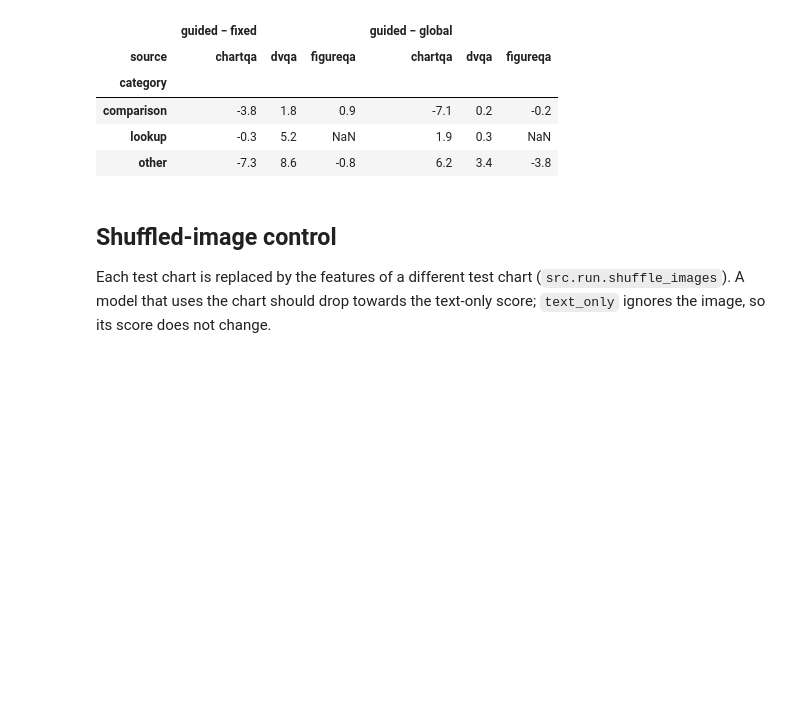
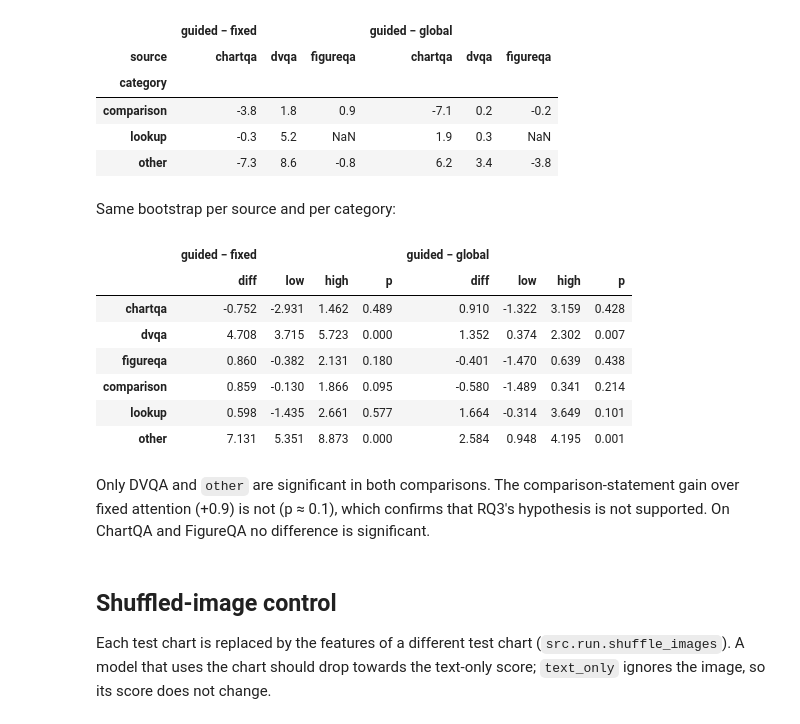
Before and after one commit to Levi-coder07/DeepLearning-Project, a Jupyter notebook: notebooks/03_results.ipynb, the cells around one changed output. Saved outputs shown, nothing was run; the diff lists cells and outputs as text; code cells hidden in the pictures; blank space fills up the shorter version.

```diff
--- a/notebooks/03_results.ipynb
+++ b/notebooks/03_results.ipynb
@@ -125,6 +147,26 @@ pd.DataFrame({
 | comparison | -3.8 | 1.8 | 0.9 | -7.1 | 0.2 | -0.2 |
 | lookup | -0.3 | 5.2 | NaN | 1.9 | 0.3 | NaN |
 | other | -7.3 | 8.6 | -0.8 | 6.2 | 3.4 | -3.8 |
+# %% [markdown]
+Same bootstrap per source and per category:
+# %%
+def by_group_bootstrap(a, b):
+    groups = [*test.groupby("source"), *test.groupby("category")]
+    return pd.DataFrame({g: paired_bootstrap(rows, a, b) for g, rows in groups}).T
+
+pd.concat({"guided − fixed": by_group_bootstrap("attention_guided", "attention_fixed"),
+           "guided − global": by_group_bootstrap("attention_guided", "global_mlp")}, axis=1).round(3)
+# %% [output]
+|  | guided − fixed |  |  |  | guided − global |  |  |  |
+|  | diff | low | high | p | diff | low | high | p |
+| chartqa | -0.752 | -2.931 | 1.462 | 0.489 | 0.910 | -1.322 | 3.159 | 0.428 |
+| dvqa | 4.708 | 3.715 | 5.723 | 0.000 | 1.352 | 0.374 | 2.302 | 0.007 |
+| figureqa | 0.860 | -0.382 | 2.131 | 0.180 | -0.401 | -1.470 | 0.639 | 0.438 |
+| comparison | 0.859 | -0.130 | 1.866 | 0.095 | -0.580 | -1.489 | 0.341 | 0.214 |
+| lookup | 0.598 | -1.435 | 2.661 | 0.577 | 1.664 | -0.314 | 3.649 | 0.101 |
+| other | 7.131 | 5.351 | 8.873 | 0.000 | 2.584 | 0.948 | 4.195 | 0.001 |
+# %% [markdown]
+Only DVQA and `other` are significant in both comparisons. The comparison-statement gain over fixed attention (+0.9) is not (p ≈ 0.1), which confirms that RQ3's hypothesis is not supported. On ChartQA and FigureQA no difference is significant.
 # %% [markdown]
 ## Shuffled-image control
 
```
Also changed, not shown: parts of 5 cells of this notebook, 2 other files.
